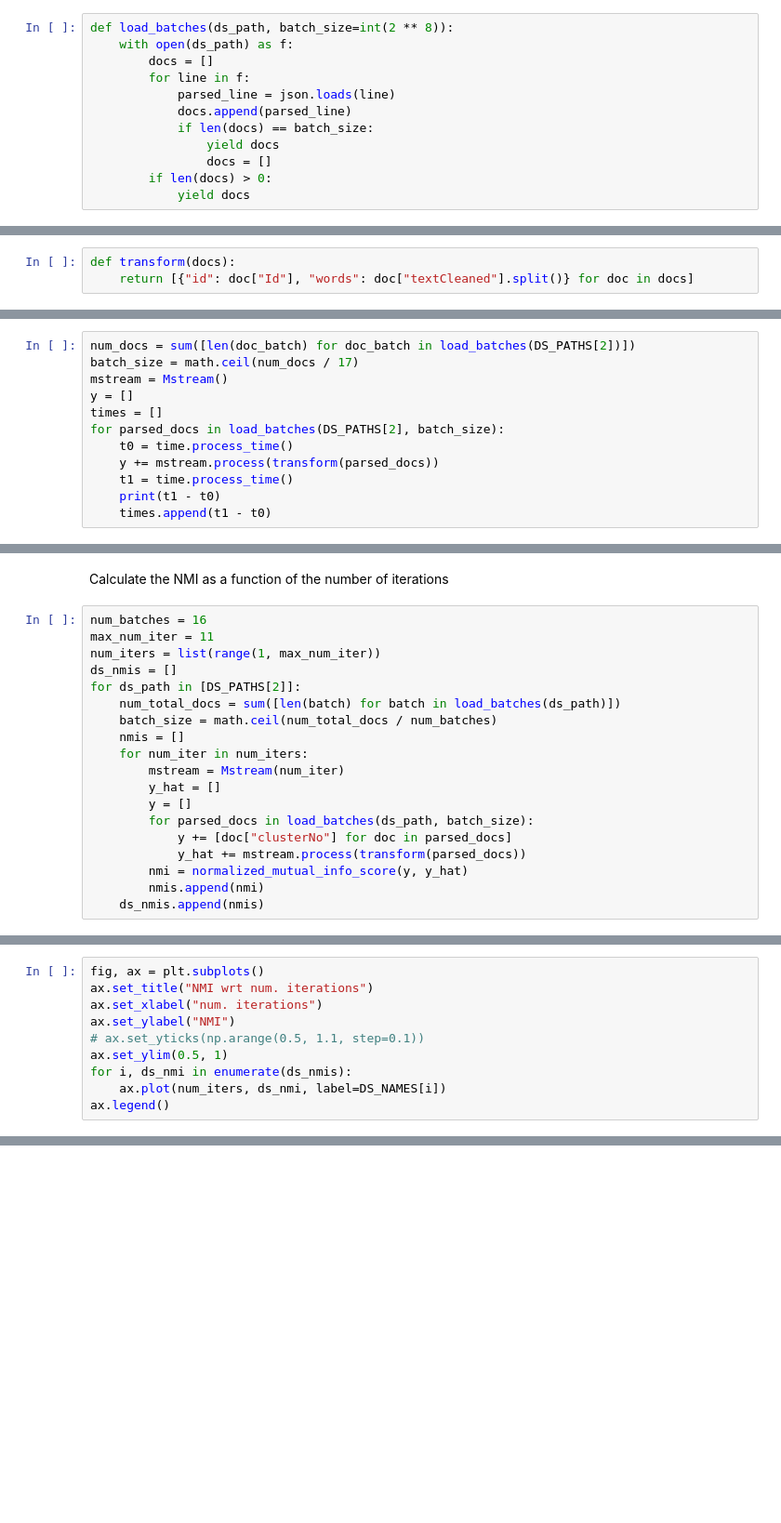
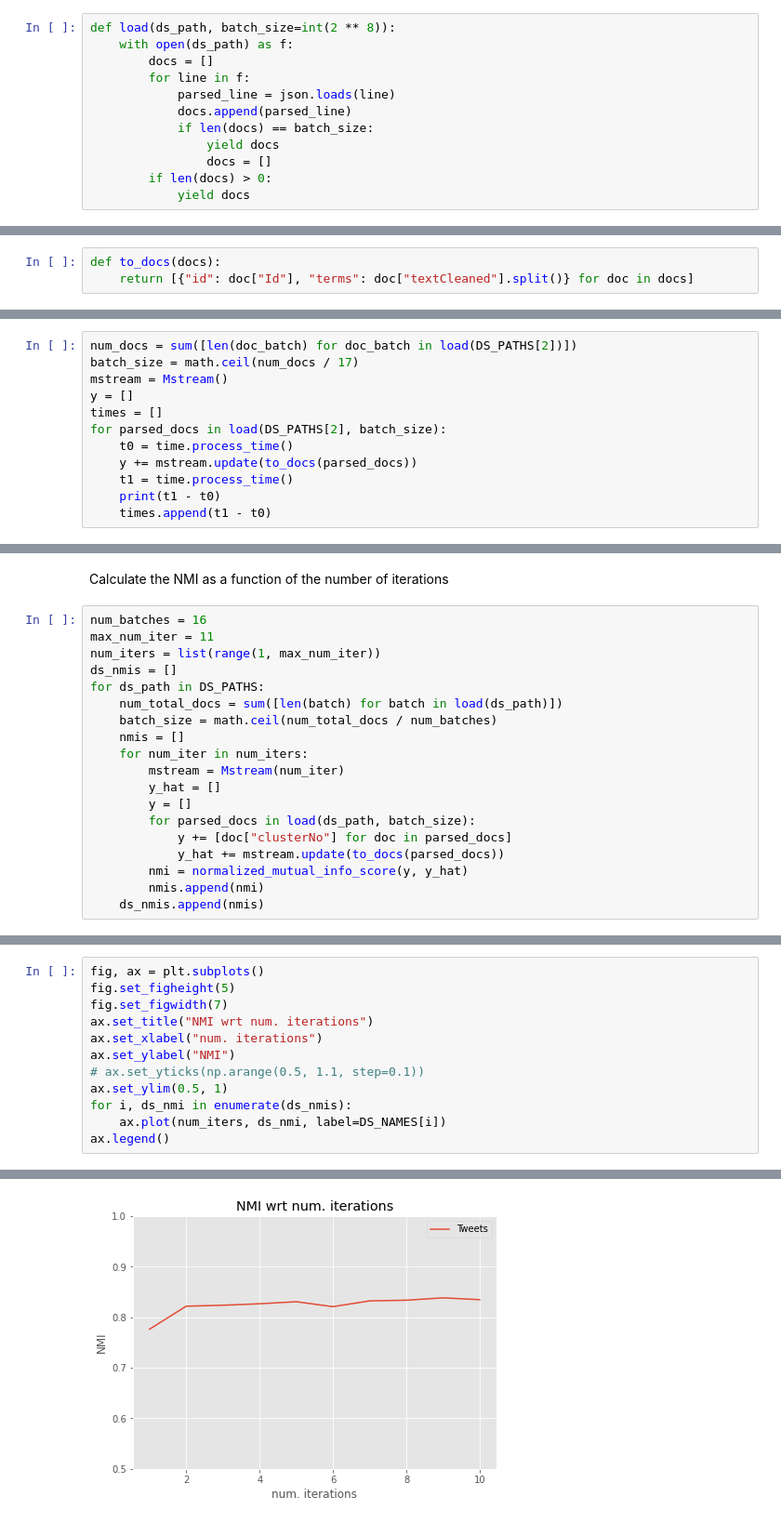
Before and after one commit to MIN605472/py-mstream, a Jupyter notebook: evaluation.ipynb, the cells around one changed output, grey strips where cells are left out. Shown at 93% size. Drawn from its saved outputs; the diff is of its cells as text; blank space fills up the shorter version.

```diff
--- a/evaluation.ipynb
+++ b/evaluation.ipynb
@@ -28,7 +29,7 @@ DS_PATHS = [os.path.join(DS_DIR, ds_name) for ds_name in DS_NAMES]
 # %% [output]
 [interactive output not drawn]
 # %%
-def load_batches(ds_path, batch_size=int(2 ** 8)):
+def load(ds_path, batch_size=int(2 ** 8)):
     with open(ds_path) as f:
         docs = []
         for line in f:
@@ -42,19 +43,19 @@ def load_batches(ds_path, batch_size=int(2 ** 8)):
 # %% [output]
 [interactive output not drawn]
 # %%
-def transform(docs):
-    return [{"id": doc["Id"], "words": doc["textCleaned"].split()} for doc in docs]
+def to_docs(docs):
+    return [{"id": doc["Id"], "terms": doc["textCleaned"].split()} for doc in docs]
 # %% [output]
 [interactive output not drawn]
 # %%
-num_docs = sum([len(doc_batch) for doc_batch in load_batches(DS_PATHS[2])])
+num_docs = sum([len(doc_batch) for doc_batch in load(DS_PATHS[2])])
 batch_size = math.ceil(num_docs / 17)
 mstream = Mstream()
 y = []
 times = []
-for parsed_docs in load_batches(DS_PATHS[2], batch_size):
+for parsed_docs in load(DS_PATHS[2], batch_size):
     t0 = time.process_time()
-    y += mstream.process(transform(parsed_docs))
+    y += mstream.update(to_docs(parsed_docs))
     t1 = time.process_time()
     print(t1 - t0)
     times.append(t1 - t0)
@@ -113,17 +114,17 @@ num_batches = 16
 max_num_iter = 11
 num_iters = list(range(1, max_num_iter))
 ds_nmis = []
-for ds_path in [DS_PATHS[2]]:
-    num_total_docs = sum([len(batch) for batch in load_batches(ds_path)])
+for ds_path in DS_PATHS:
+    num_total_docs = sum([len(batch) for batch in load(ds_path)])
     batch_size = math.ceil(num_total_docs / num_batches)
     nmis = []
     for num_iter in num_iters:
         mstream = Mstream(num_iter)
         y_hat = []
         y = []
-        for parsed_docs in load_batches(ds_path, batch_size):
+        for parsed_docs in load(ds_path, batch_size):
             y += [doc["clusterNo"] for doc in parsed_docs]
-            y_hat += mstream.process(transform(parsed_docs))
+            y_hat += mstream.update(to_docs(parsed_docs))
         nmi = normalized_mutual_info_score(y, y_hat)
         nmis.append(nmi)
     ds_nmis.append(nmis)
@@ -132,6 +132,8 @@ KeyboardInterrupt:
 [interactive output not drawn]
 # %%
 fig, ax = plt.subplots()
+fig.set_figheight(5)
+fig.set_figwidth(7)
 ax.set_title("NMI wrt num. iterations")
 ax.set_xlabel("num. iterations")
 ax.set_ylabel("NMI")
@@ -140,3 +142,4 @@ ax.set_ylim(0.5, 1)
 for i, ds_nmi in enumerate(ds_nmis):
     ax.plot(num_iters, ds_nmi, label=DS_NAMES[i])
 ax.legend()
+# %% [output]
@@ -142,0 +147 @@ ax.legend()
+[figure, added]
```
Also changed, not shown: parts of 5 cells of this notebook, 2 other files.
